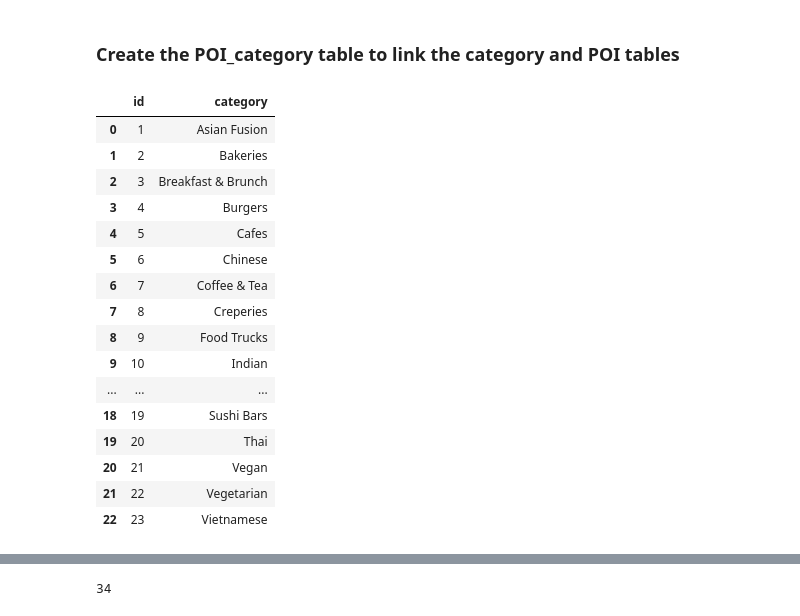
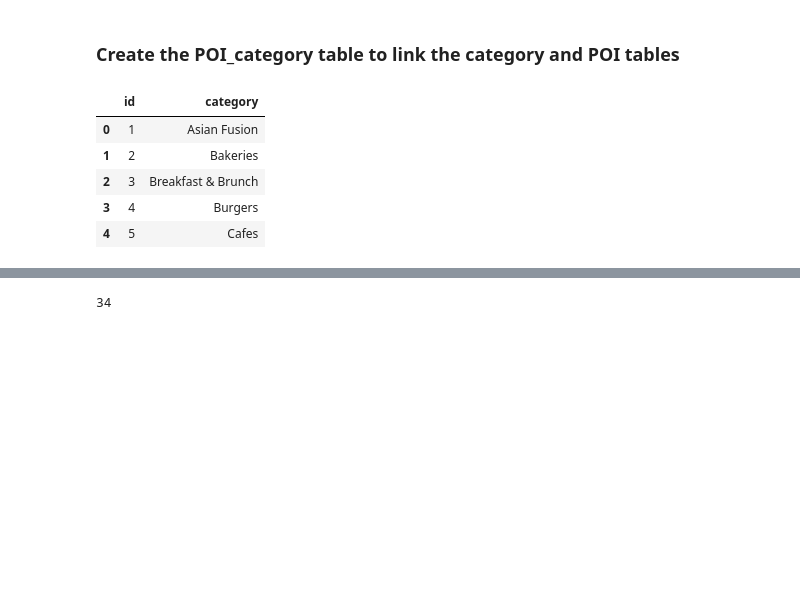
Before and after one commit to jess-moloney/mini-project-2, a Jupyter notebook: notebooks/EDA.ipynb, the cells around one changed output, grey strips where cells are left out. Saved outputs shown, nothing was run; the diff lists cells and outputs as text; code cells hidden in the pictures; blank space fills up the shorter version.

```diff
--- a/notebooks/EDA.ipynb
+++ b/notebooks/EDA.ipynb
@@ -746,22 +726,11 @@ execute_query(connection, create_POI_category_table)
 # %%
 category_from_sql = pd.read_sql('select * from category', connection)
 # %%
-category_from_sql
+category_from_sql.head()
 # %% [output]
 |  | id | category |
 | 0 | 1 | Asian Fusion |
 | 1 | 2 | Bakeries |
 | 2 | 3 | Breakfast & Brunch |
 | 3 | 4 | Burgers |
 | 4 | 5 | Cafes |
-| 5 | 6 | Chinese |
-| 6 | 7 | Coffee & Tea |
-| 7 | 8 | Creperies |
-| 8 | 9 | Food Trucks |
-| 9 | 10 | Indian |
-| ... | ... | ... |
-| 18 | 19 | Sushi Bars |
-| 19 | 20 | Thai |
-| 20 | 21 | Vegan |
-| 21 | 22 | Vegetarian |
-| 22 | 23 | Vietnamese |
```
Also changed, not shown: parts of 61 cells of this notebook, 1 other file.
